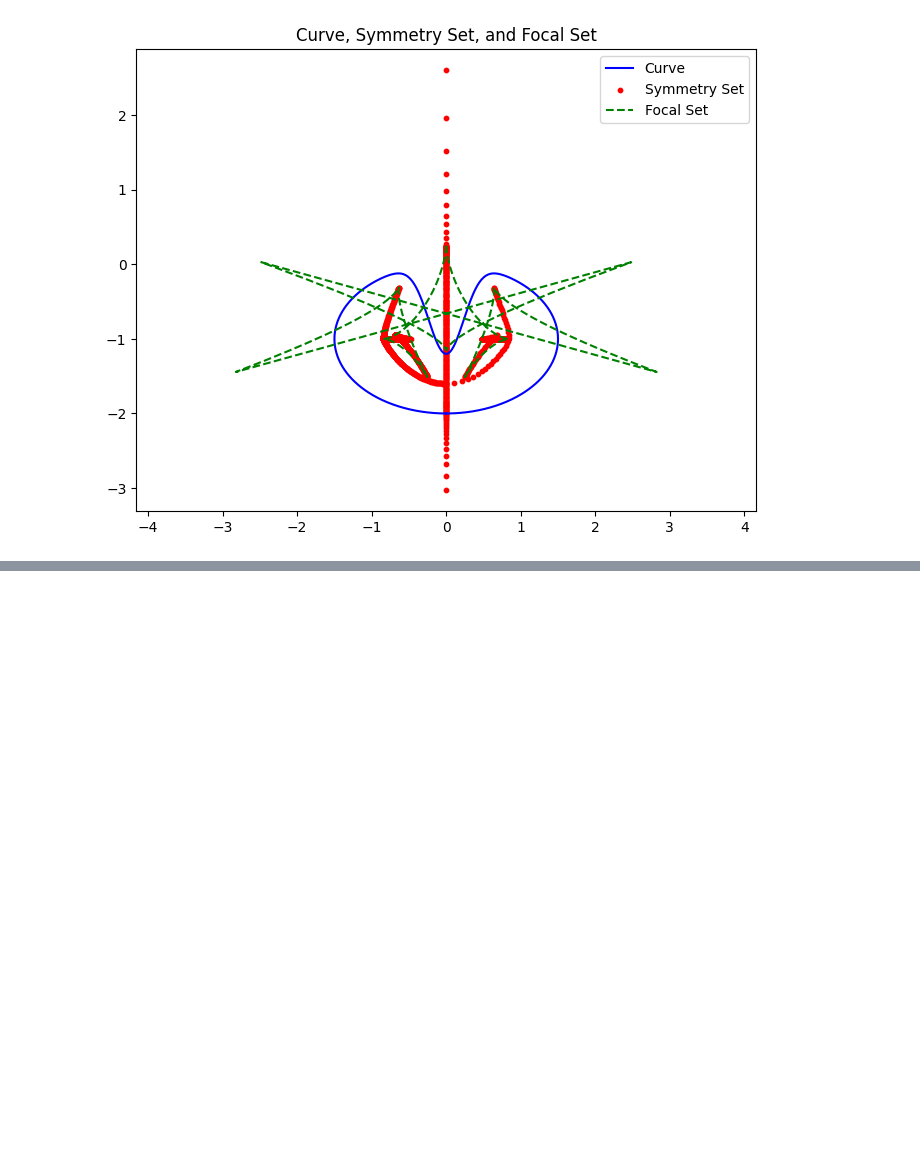
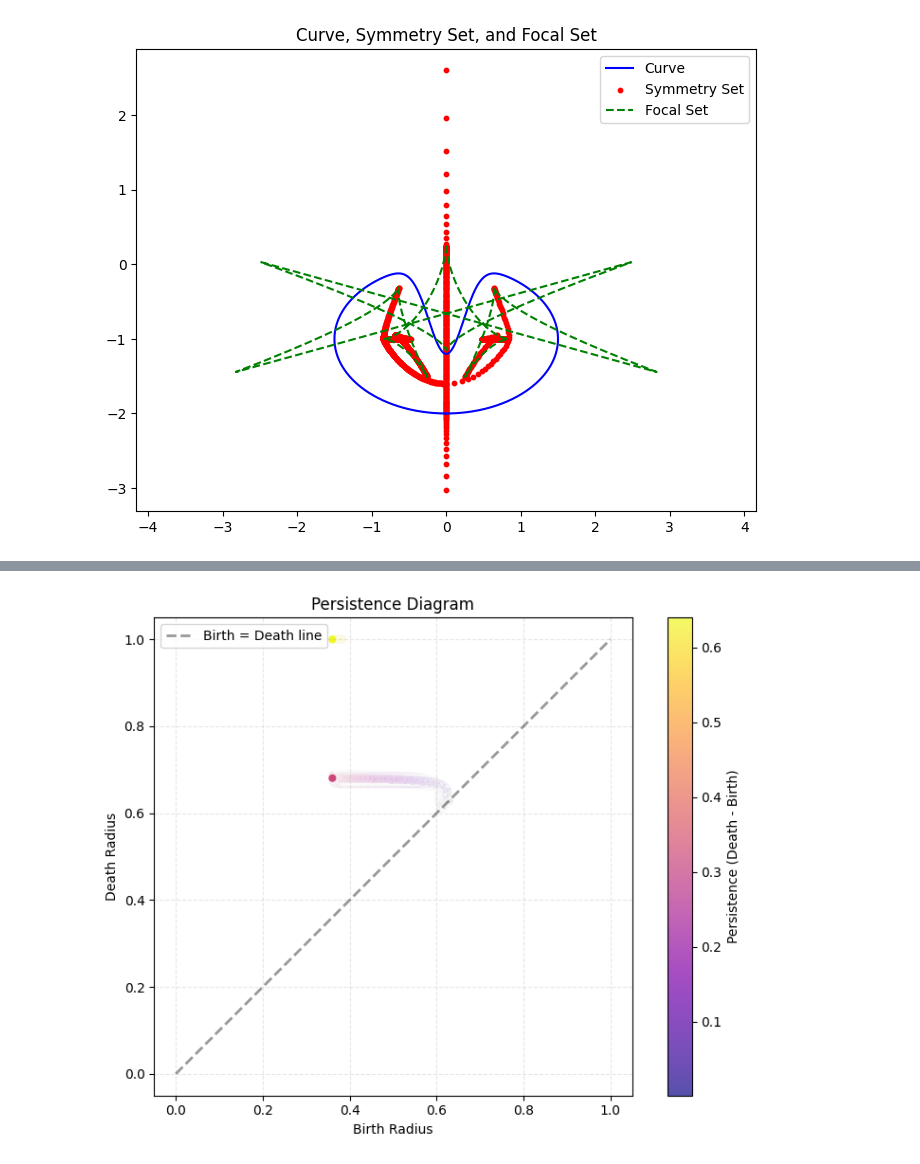
Before and after one commit to scarroy-02/symmetry_set, a Jupyter notebook: sym_algo.ipynb, the cells around one changed output, grey strips where cells are left out. Cells and saved outputs as stored; diff of their text form; code cells hidden in the pictures; blank space fills up the shorter version.

Commit message:
added persistence

```diff
--- a/sym_algo.ipynb
+++ b/sym_algo.ipynb
@@ -335,0 +542,30 @@ KeyboardInterrupt:
+# %%
+births = np.array([p[0] for p in all_persistence_pairs])
+deaths = np.array([p[1] for p in all_persistence_pairs])
+persistences = deaths - births
+
+fig, ax = plt.subplots(figsize=(8, 6))  # Standalone plot (adjust size as needed)
+scatter = ax.scatter(
+    births, deaths,
+    c=persistences, cmap='plasma', alpha=0.7,
+    s=40, edgecolors='white', linewidths=0.5
+)
+cbar = plt.colorbar(scatter, ax=ax, label='Persistence (Death - Birth)')
+
+max_val = max(deaths.max(), births.max())
+ax.plot(
+    [0, max_val], [0, max_val], 'k--',
+    alpha=0.4, linewidth=2, label='Birth = Death line'
+)
+
+ax.set_xlabel('Birth Radius')
+ax.set_ylabel('Death Radius')
+ax.set_title('Persistence Diagram')
+ax.grid(True, alpha=0.3, linestyle='--')
+ax.legend(fontsize=10)
+ax.set_aspect('equal', adjustable='box')
+
+plt.tight_layout()
+plt.show()
+# %% [output]
+[figure, added]
```
Also changed, not shown: parts of 5 cells of this notebook, 3 other files.
